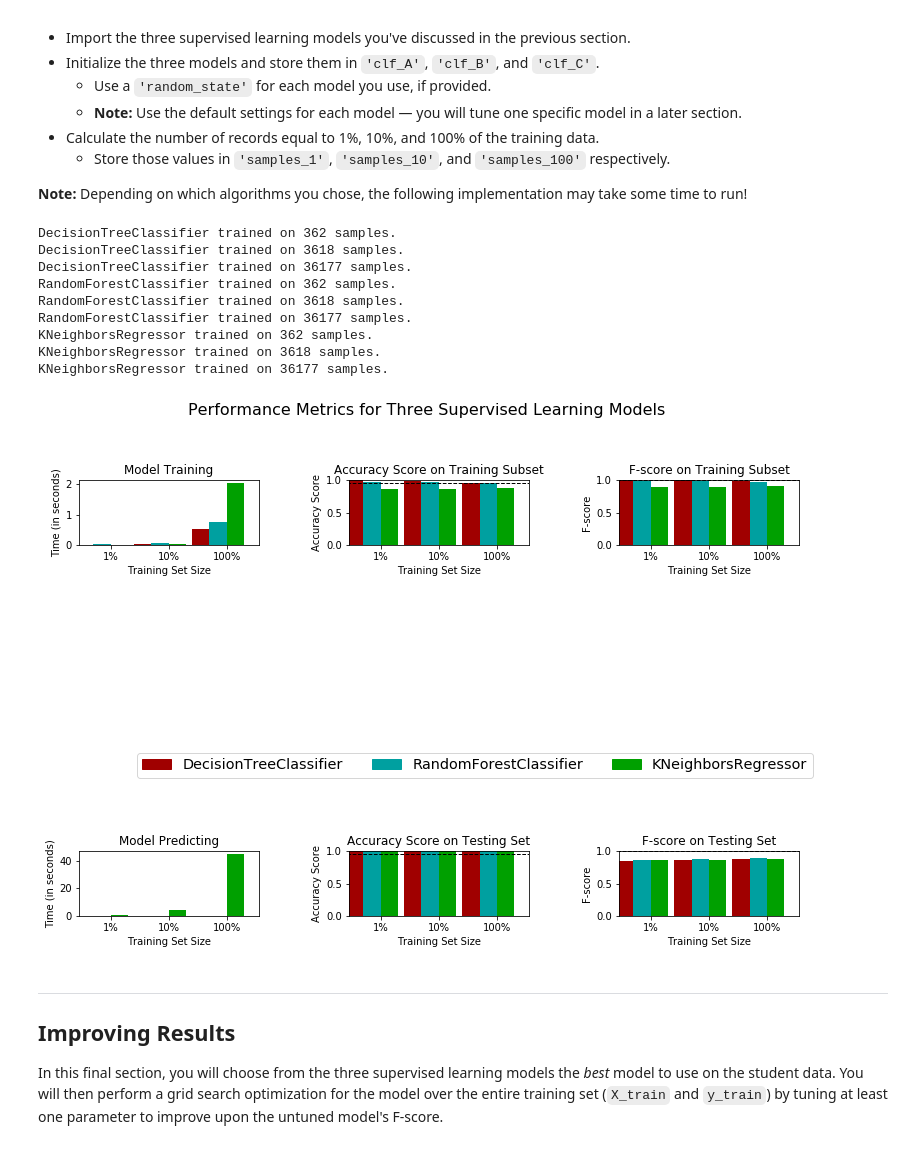
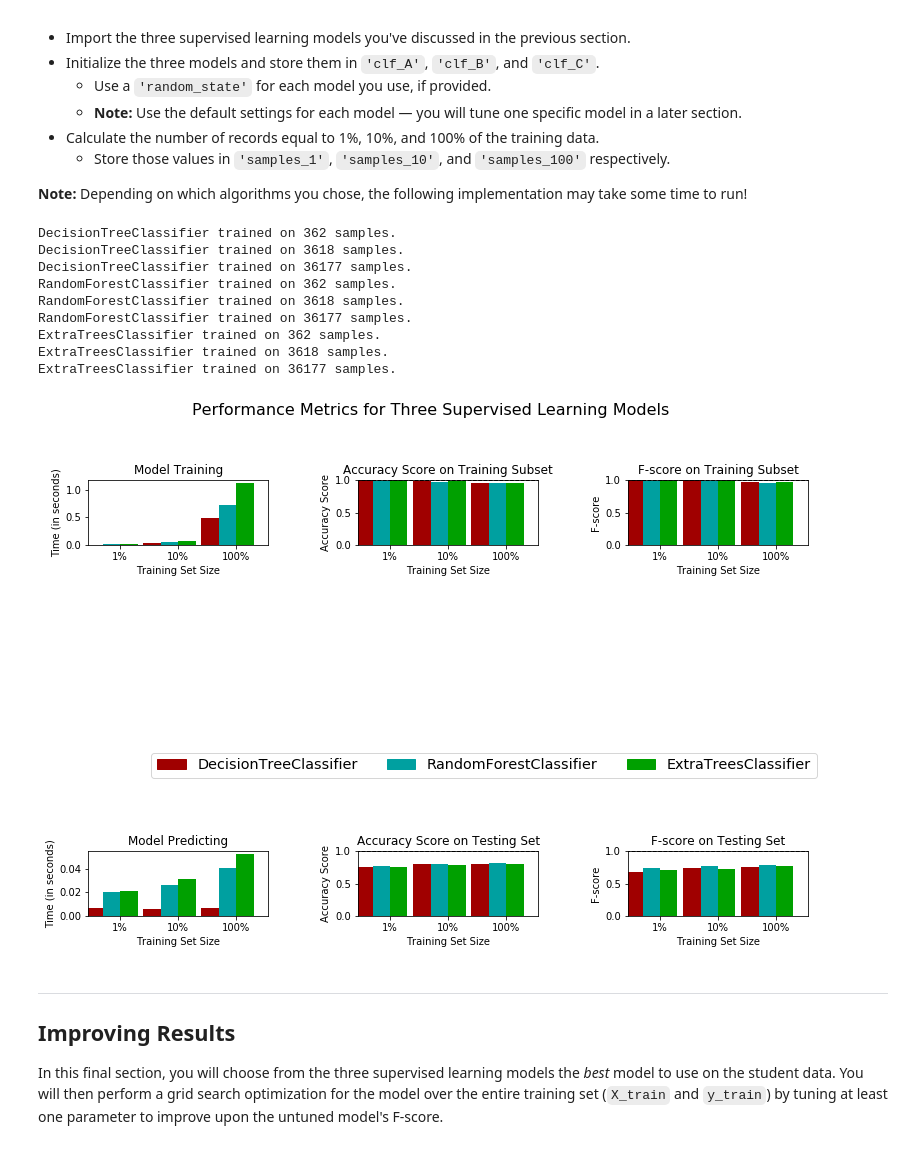
Before and after one commit to oliveira-andre/machine-learning, a Jupyter notebook: projects/finding_donors/finding_donors.ipynb, the cells around one changed output. Cells and saved outputs as stored; diff of their text form; code cells hidden in the pictures.

Commit message:
question 2 - implementation is running without .round()

```diff
--- a/projects/finding_donors/finding_donors.ipynb
+++ b/projects/finding_donors/finding_donors.ipynb
@@ -385,14 +385,14 @@ def train_predict(learner, sample_size, X_train, y_train, X_test, y_test):
     results['pred_time'] = end - start
 
     # TODO: Compute accuracy on the first 300 training samples which is y_train[:300]
-    results['acc_train'] = accuracy_score(y_train[:300], predictions_train.round())
+    results['acc_train'] = accuracy_score(y_train[:300], predictions_train)
     # TODO: Compute accuracy on test set using accuracy_score()
 
-    results['acc_test'] = accuracy_score(y_test, predictions_test.round(), normalize=False)
+    results['acc_test'] = accuracy_score(y_test, predictions_test)
     # TODO: Compute F-score on the the first 300 training samples using fbeta_score()
-    results['f_train'] =  fbeta_score(y_train[:300], predictions_train.round(), average=None, beta=0.5)
+    results['f_train'] =  fbeta_score(y_train[:300], predictions_train, average='macro', beta=0.5)
     # TODO: Compute F-score on the test set which is y_test
-    results['f_test'] = fbeta_score(y_test, abs(predictions_test.round()), average=None, beta=0.5)
+    results['f_test'] = fbeta_score(y_test, predictions_test, average='macro', beta=0.5)
 
     # Success
     print("{} trained on {} samples.".format(learner.__class__.__name__, sample_size))
@@ -413,46 +413,46 @@ In the code cell, you will need to implement the following:
 # TODO: Import the three supervised learning models from sklearn
 from sklearn.tree import DecisionTreeClassifier
 from sklearn.ensemble import RandomForestClassifier
-from sklearn.neighbors import KNeighborsRegressor
+from sklearn.ensemble import ExtraTreesClassifier
 import numpy as np
 
 # TODO: Initialize the three models
 clf_A = DecisionTreeClassifier().fit(X_train, y_train)
-clf_C = KNeighborsRegressor().fit(X_train, y_train)
 clf_B = RandomForestClassifier().fit(X_train, y_train)
+clf_C = ExtraTreesClassifier().fit(X_train, y_train)
 
 
 
 # TODO: Calculate the number of samples for 1%, 10%, and 100% of the training data
 # HINT: samples_100 is the entire training set i.e. len(y_train)
 # HINT: samples_10 is 10% of samples_100 (ensure to set the count of the values to be `int` and not `float`)
 # HINT: samples_1 is 1% of samples_100 (ensure to set the count of the values to be `int` and not `float`)
 samples_100 = len(y_train)
 samples_10 = int(np.around(0.1*samples_100, decimals=0))
 samples_1 = int(np.around(0.01*samples_100, decimals=0))
 
 # Collect results on the learners
 results = {}
 for clf in [clf_A, clf_B, clf_C]:
     clf_name = clf.__class__.__name__
     results[clf_name] = {}
     for i, samples in enumerate([samples_1, samples_10, samples_100]):
         results[clf_name][i] = \
         train_predict(clf, samples, X_train, y_train, X_test, y_test)
 
 # Run metrics visualization for the three supervised learning models chosen
-vs.evaluate(results, accuracy, fscore.all())
+vs.evaluate(results, accuracy.all(), fscore.all())
 # %% [output]
 DecisionTreeClassifier trained on 362 samples.
 DecisionTreeClassifier trained on 3618 samples.
 DecisionTreeClassifier trained on 36177 samples.
 RandomForestClassifier trained on 362 samples.
 RandomForestClassifier trained on 3618 samples.
 RandomForestClassifier trained on 36177 samples.
-KNeighborsRegressor trained on 362 samples.
-KNeighborsRegressor trained on 3618 samples.
-KNeighborsRegressor trained on 36177 samples.
+ExtraTreesClassifier trained on 362 samples.
+ExtraTreesClassifier trained on 3618 samples.
+ExtraTreesClassifier trained on 36177 samples.
-[figure, old version]
+[figure, new version]
 # %% [markdown]
 ----
 ## Improving Results
```
